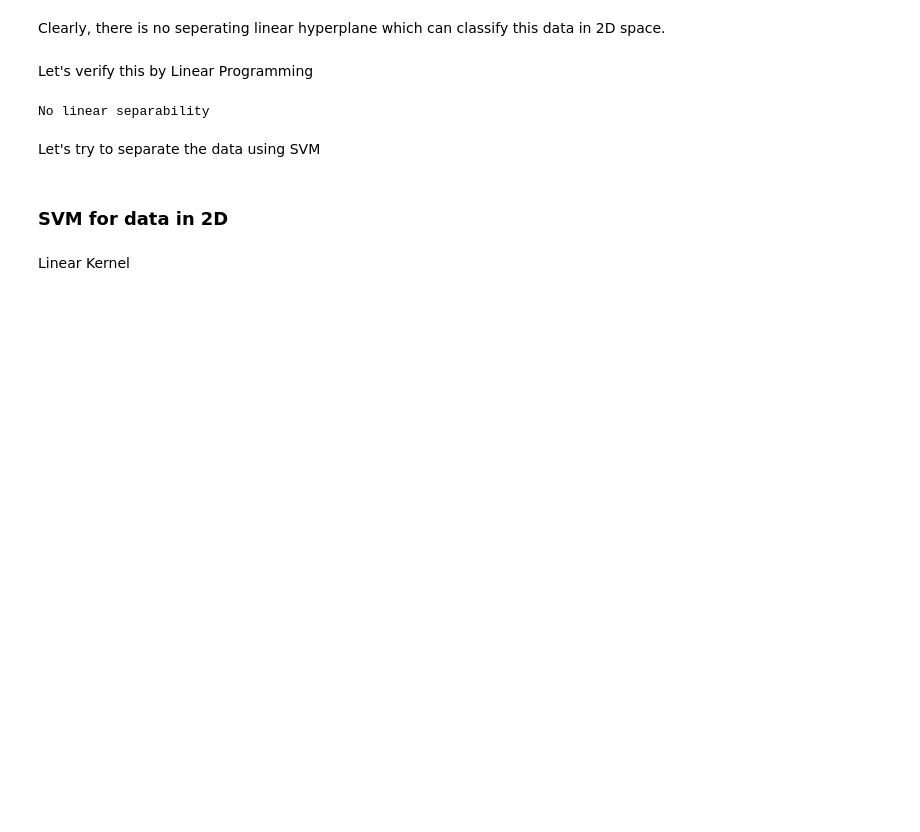
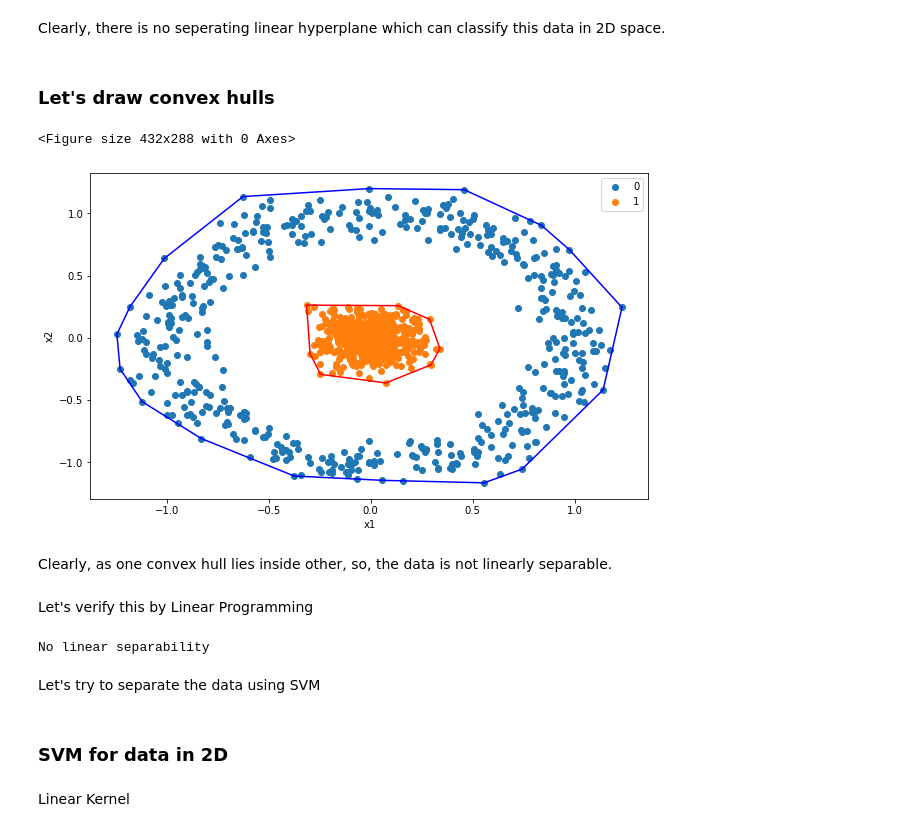
Before and after one commit to ar-ambuj23/ml-project2019, a Jupyter notebook: code/5_feature_mapping_in_another_space.ipynb, the cells around one changed output. Cells and saved outputs as stored; diff of their text form; code cells hidden in the pictures; blank space fills up the shorter version.

```diff
--- a/code/5_feature_mapping_in_another_space.ipynb
+++ b/code/5_feature_mapping_in_another_space.ipynb
@@ -35,5 +35,31 @@ plt.show()
 # %% [markdown]
 Clearly, there is no seperating linear hyperplane which can classify this data in 2D space.
+# %% [markdown]
+### Let's draw convex hulls
+# %%
+from scipy.spatial import ConvexHull
+
+plt.clf()
+plt.figure(figsize = (10, 6))
+names = ['0','1']
+label = (data['y']).astype(np.int)
+colors = ['b','r']
+plt.xlabel(data.columns[0])
+plt.ylabel(data.columns[1])
+for i in range(len(names)):
+    bucket = data[data['y'] == i]
+    bucket = bucket.iloc[:,[0,1]].values
+    hull = ConvexHull(bucket)
+    plt.scatter(bucket[:, 0], bucket[:, 1], label=names[i])
+    for j in hull.simplices:
+        plt.plot(bucket[j,0], bucket[j,1], colors[i])
+plt.legend()
+plt.show()
+# %% [output]
+<Figure size 432x288 with 0 Axes>
+[figure, added]
+# %% [markdown]
+Clearly, as one convex hull lies inside other, so, the data is not linearly separable.
 # %% [markdown]
 Let's verify this by Linear Programming
 # %%
```
Also changed, not shown: parts of 18 cells of this notebook.
